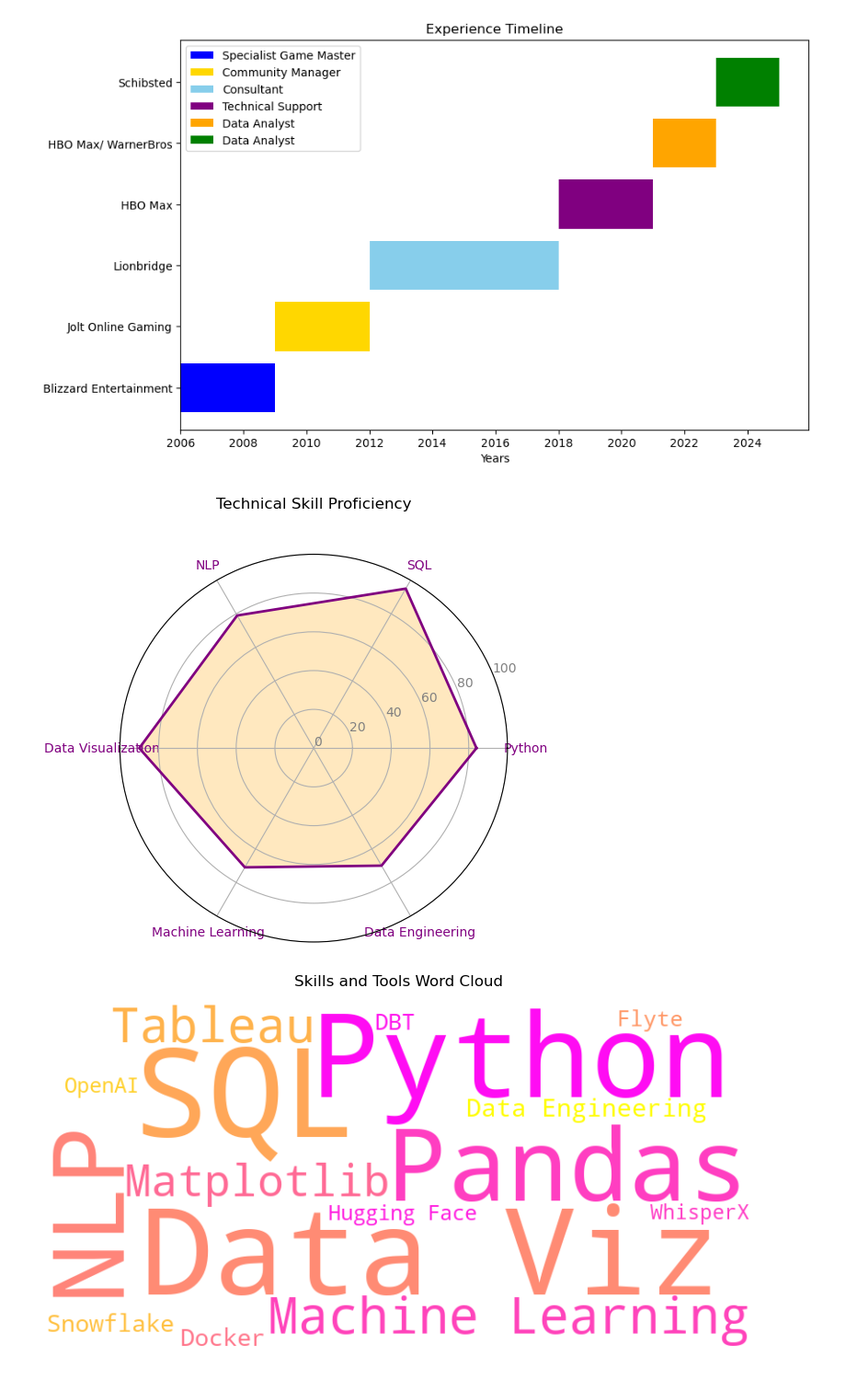
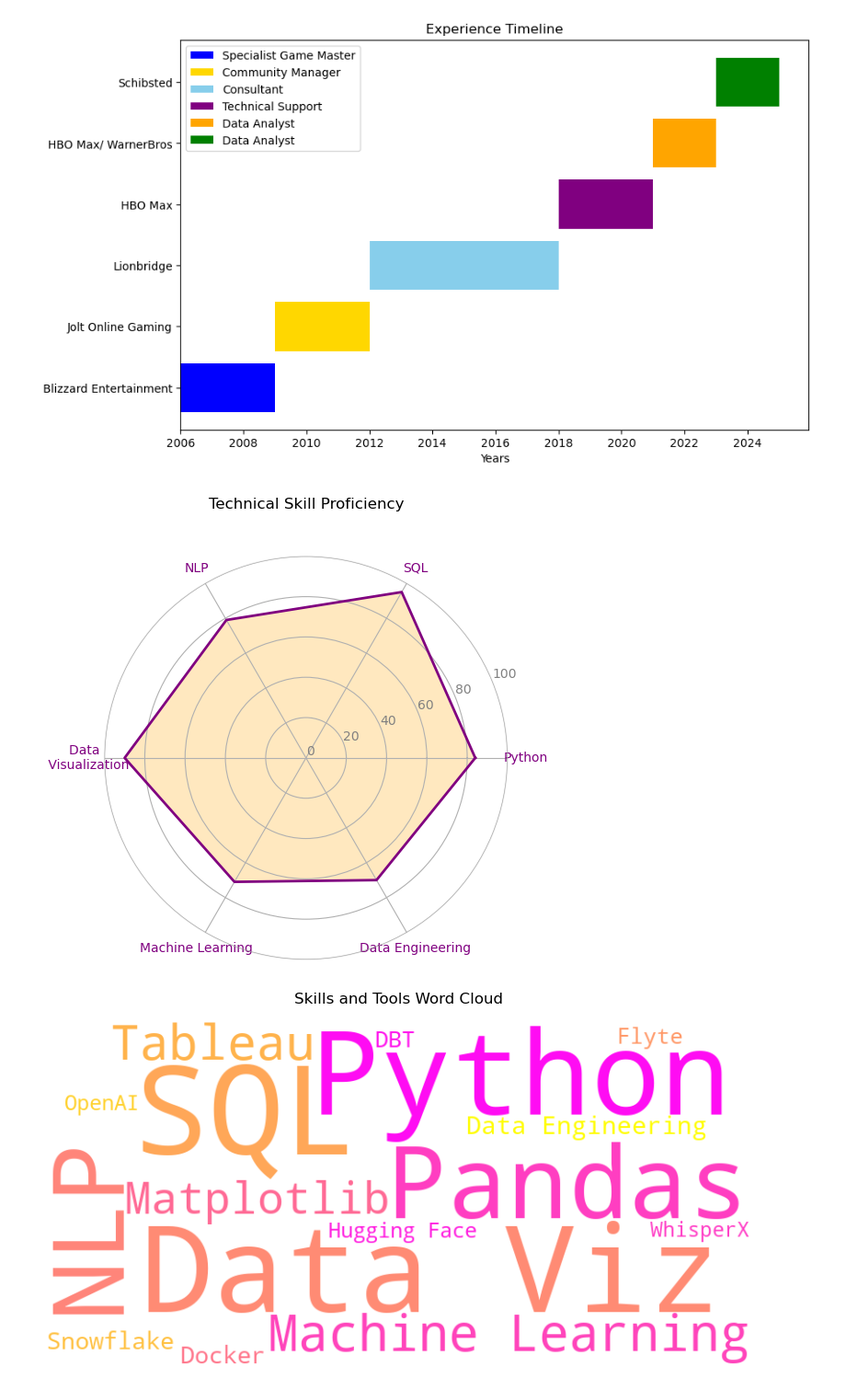
Before and after one commit to thundergore/super-giggle, a Jupyter notebook: cv.ipynb, the cells around one changed output. Shown at 92% size. Saved outputs shown, nothing was run; the diff lists cells and outputs as text; code cells hidden in the pictures.

Commit message:
Very minor alpha value for chart spine

```diff
--- a/cv.ipynb
+++ b/cv.ipynb
@@ -15,7 +15,7 @@ skills = {
     "Python": 84,
     "SQL": 95,
     "NLP": 79,
-    "Data Visualization": 90,
+    "Data \n Visualization": 90,
     "Machine Learning": 71,
     "Data Engineering": 70,
 }
@@ -47,34 +47,39 @@ plt.show()
 import numpy as np
 
 # Skill names and values
 skill_labels = list(skills.keys())
 skill_values = list(skills.values())
 
 # Radar chart setup
 num_vars = len(skill_labels)
 angles = np.linspace(0, 2 * np.pi, num_vars, endpoint=False).tolist()
 skill_values += skill_values[:1]
 angles += angles[:1]
 
 fig, ax = plt.subplots(figsize=(6, 6), subplot_kw=dict(polar=True))
 ax.fill(angles, skill_values, color='orange', alpha=0.25)
 ax.plot(angles, skill_values, color='purple', linewidth=2)
 ax.set_yticks(range(0, 101, 20))
 ax.set_yticklabels(["0", "20", "40", "60", "80", "100"], color="grey")
 ax.set_xticks(angles[:-1])
 ax.set_xticklabels(skill_labels, color="purple")
 ax.set_title("Technical Skill Proficiency", y=1.1)
 
+# Adjust spine (outer circular line) transparency
+spine = ax.spines['polar']
+spine.set_color((0.5, 0.5, 0.5, 0.2))  # RGBA: last value is alpha for transparency
+spine.set_linewidth(1)
+
 # This one needs some padding adjustment
 plt.tight_layout(pad=2.0)  # Add padding around the plot
 
 # Save
 #plt.savefig("Viz/xskillz_radar.png")
 # Show radar chart
 plt.show()
 # %% [output]
 [figure]
-[figure, old version]
+[figure, new version]
 # %%
 from wordcloud import WordCloud
 import matplotlib.pyplot as plt
```
Also changed, not shown: 1 other file.
